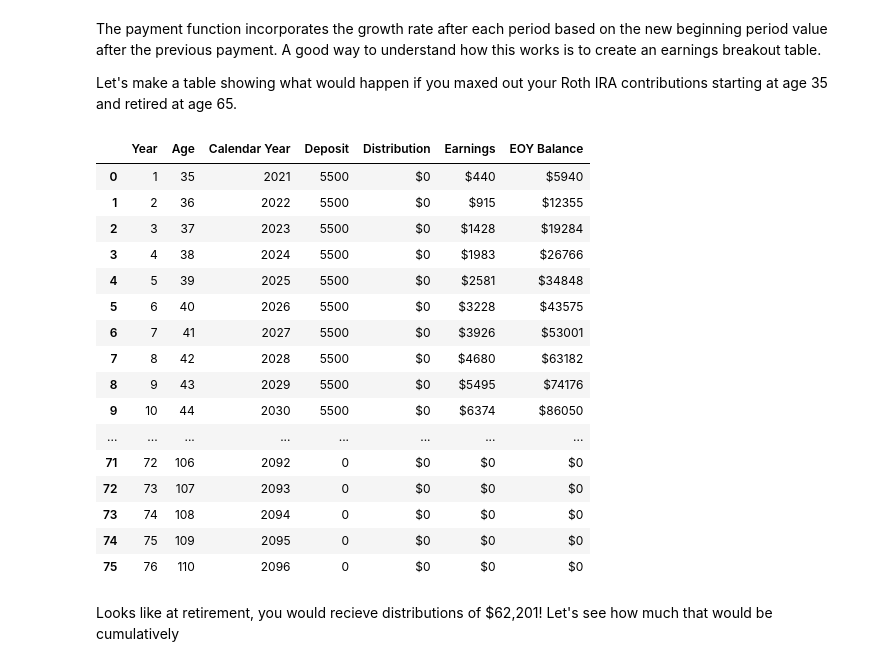
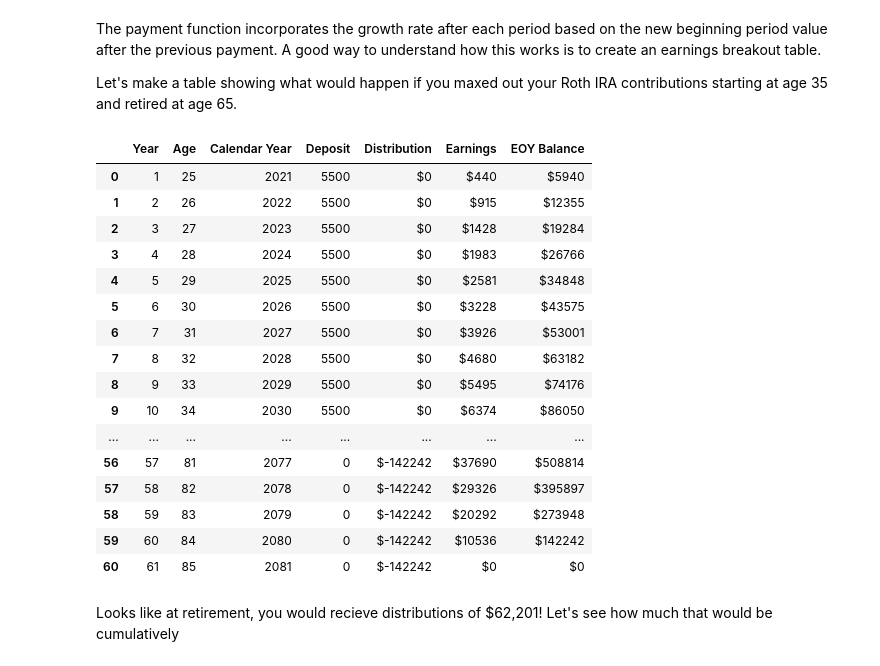
Before and after one commit to justinballas/Articles, a Jupyter notebook: TVM_Python_Final_Draft.ipynb, the cells around one changed output. Cells and saved outputs as stored; diff of their text form; code cells hidden in the pictures.

```diff
--- a/TVM_Python_Final_Draft.ipynb
+++ b/TVM_Python_Final_Draft.ipynb
@@ -255,6 +259,16 @@ import datetime as dt
 # %%
 def payout_schedule(start_age, contribution_amt, age_dist_beg=65, rate=.08, death_age=85):
   pd.set_option('display.float_format', lambda x: '$%.0f' % x)
+  pd.set_option('display.max_rows', None)
+
+  age = []
+  deposit = []
+  BOY_balance = []
+  BOY_distribution = []
+  BOY_balance_less_dist = []
+  earnings = []
+  EOY_balance = []
+
   age_dist_beg + 1
 
   contributions = age_dist_beg - start_age
@@ -262,15 +276,8 @@ def payout_schedule(start_age, contribution_amt, age_dist_beg=65, rate=.08, deat
   death_age = 85
   dist_num = death_age - age_dist_beg + 1
 
-  plan_year=list(range(1,102-AGE))
+  plan_year=list(range(1,death_age - start_age + 2))
   calendar_year = []
-  age = []
-  deposit = []
-  BOY_balance = []
-  BOY_distribution = []
-  BOY_balance_less_dist = []
-  earnings = []
-  EOY_balance = []
 
   annual_dist=0
   for year in plan_year:
@@ -283,6 +290,7 @@ def payout_schedule(start_age, contribution_amt, age_dist_beg=65, rate=.08, deat
       calendar_year.append(dt.datetime.today())
     else:
       calendar_year.append(dt.datetime.today() + dt.timedelta(days=(year-1)*365))
+
     calendar_year[year-1] = calendar_year[year-1].strftime('%Y')
 
     #depost
@@ -330,27 +338,28 @@ def payout_schedule(start_age, contribution_amt, age_dist_beg=65, rate=.08, deat
               'Earnings': earnings,
               'EOY Balance': EOY_balance,
               })
+
   return df
 # %%
-payout_schedule(35, 5500)
+payout_schedule(25, 5500)
 # %% [output]
 |  | Year | Age | Calendar Year | Deposit | Distribution | Earnings | EOY Balance |
-| 0 | 1 | 35 | 2021 | 5500 | $0 | $440 | $5940 |
-| 1 | 2 | 36 | 2022 | 5500 | $0 | $915 | $12355 |
-| 2 | 3 | 37 | 2023 | 5500 | $0 | $1428 | $19284 |
-| 3 | 4 | 38 | 2024 | 5500 | $0 | $1983 | $26766 |
-| 4 | 5 | 39 | 2025 | 5500 | $0 | $2581 | $34848 |
-| 5 | 6 | 40 | 2026 | 5500 | $0 | $3228 | $43575 |
-| 6 | 7 | 41 | 2027 | 5500 | $0 | $3926 | $53001 |
-| 7 | 8 | 42 | 2028 | 5500 | $0 | $4680 | $63182 |
-| 8 | 9 | 43 | 2029 | 5500 | $0 | $5495 | $74176 |
-| 9 | 10 | 44 | 2030 | 5500 | $0 | $6374 | $86050 |
+| 0 | 1 | 25 | 2021 | 5500 | $0 | $440 | $5940 |
+| 1 | 2 | 26 | 2022 | 5500 | $0 | $915 | $12355 |
+| 2 | 3 | 27 | 2023 | 5500 | $0 | $1428 | $19284 |
+| 3 | 4 | 28 | 2024 | 5500 | $0 | $1983 | $26766 |
+| 4 | 5 | 29 | 2025 | 5500 | $0 | $2581 | $34848 |
+| 5 | 6 | 30 | 2026 | 5500 | $0 | $3228 | $43575 |
+| 6 | 7 | 31 | 2027 | 5500 | $0 | $3926 | $53001 |
+| 7 | 8 | 32 | 2028 | 5500 | $0 | $4680 | $63182 |
+| 8 | 9 | 33 | 2029 | 5500 | $0 | $5495 | $74176 |
+| 9 | 10 | 34 | 2030 | 5500 | $0 | $6374 | $86050 |
 | ... | ... | ... | ... | ... | ... | ... | ... |
-| 71 | 72 | 106 | 2092 | 0 | $0 | $0 | $0 |
-| 72 | 73 | 107 | 2093 | 0 | $0 | $0 | $0 |
-| 73 | 74 | 108 | 2094 | 0 | $0 | $0 | $0 |
-| 74 | 75 | 109 | 2095 | 0 | $0 | $0 | $0 |
-| 75 | 76 | 110 | 2096 | 0 | $0 | $0 | $0 |
+| 56 | 57 | 81 | 2077 | 0 | $-142242 | $37690 | $508814 |
+| 57 | 58 | 82 | 2078 | 0 | $-142242 | $29326 | $395897 |
+| 58 | 59 | 83 | 2079 | 0 | $-142242 | $20292 | $273948 |
+| 59 | 60 | 84 | 2080 | 0 | $-142242 | $10536 | $142242 |
+| 60 | 61 | 85 | 2081 | 0 | $-142242 | $0 | $0 |
 # %% [markdown]
 Looks like at retirement, you would recieve distributions of $62,201! Let's see how much that would be cumulatively
 # %%
```
Also changed, not shown: parts of 8 cells of this notebook.
